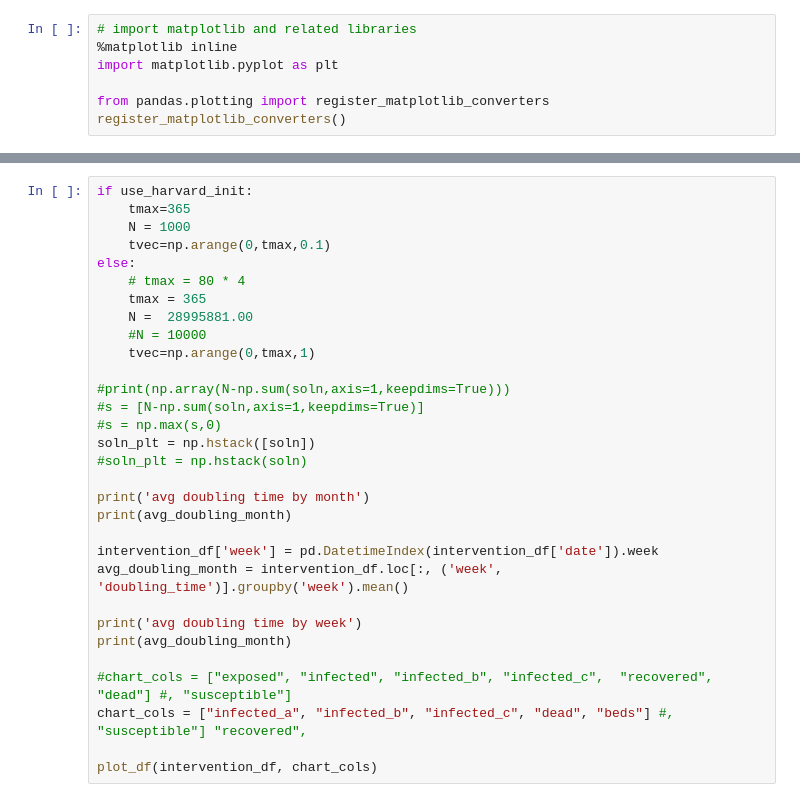
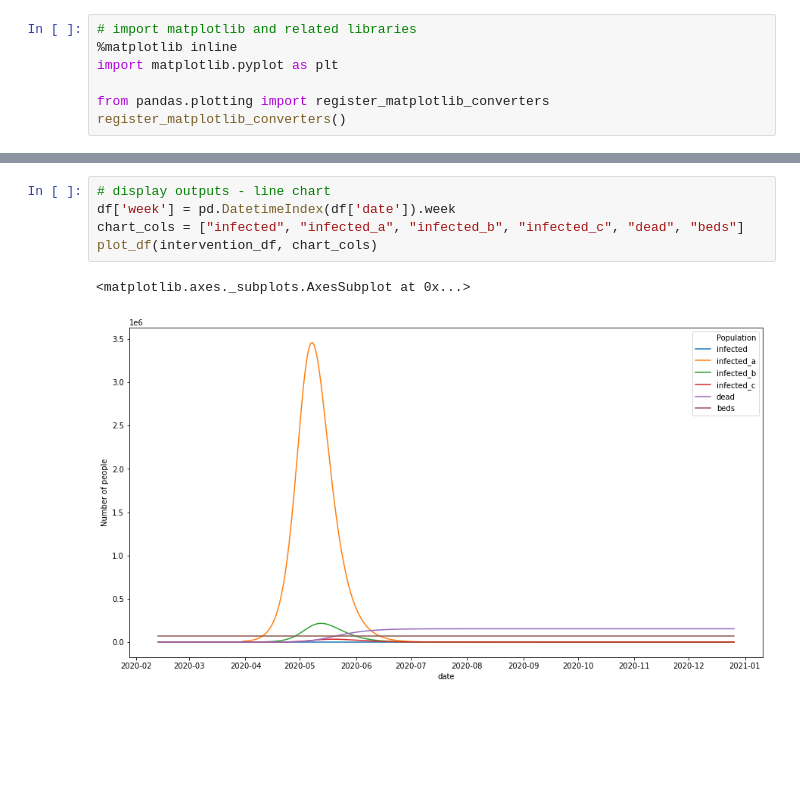
Before and after one commit to thoo/covid-data-model, a Jupyter notebook: talus_notebook.ipynb, the cells around one changed output, grey strips where cells are left out. Cells and saved outputs as stored; diff of their text form; blank space fills up the shorter version.

```diff
--- a/talus_notebook.ipynb
+++ b/talus_notebook.ipynb
@@ -297,31 +272,8 @@ plot_df(df, chart_cols)
-# %%
-if use_harvard_init:
-    tmax=365
-    N = 1000
-    tvec=np.arange(0,tmax,0.1)
-else:
-    # tmax = 80 * 4
-    tmax = 365
-    N =  28995881.00
-    #N = 10000
-    tvec=np.arange(0,tmax,1)
-
-#print(np.array(N-np.sum(soln,axis=1,keepdims=True)))
-#s = [N-np.sum(soln,axis=1,keepdims=True)]
-#s = np.max(s,0)
-soln_plt = np.hstack([soln])
-#soln_plt = np.hstack(soln)
-
-print('avg doubling time by month')
-print(avg_doubling_month)
-
-intervention_df['week'] = pd.DatetimeIndex(intervention_df['date']).week
-avg_doubling_month = intervention_df.loc[:, ('week', 'doubling_time')].groupby('week').mean()
-
-print('avg doubling time by week')
-print(avg_doubling_month)
-
-#chart_cols = ["exposed", "infected", "infected_b", "infected_c",  "recovered", "dead"] #, "susceptible"]
-chart_cols = ["infected_a", "infected_b", "infected_c", "dead", "beds"] #, "susceptible"] "recovered",
-
-plot_df(intervention_df, chart_cols)
+# %%
+# display outputs - line chart
+df['week'] = pd.DatetimeIndex(df['date']).week
+chart_cols = ["infected", "infected_a", "infected_b", "infected_c", "dead", "beds"]
+plot_df(intervention_df, chart_cols)
+# %% [output]
+<matplotlib.axes._subplots.AxesSubplot at 0x...>
+[figure, added]
```
Also changed, not shown: parts of 16 cells of this notebook.
